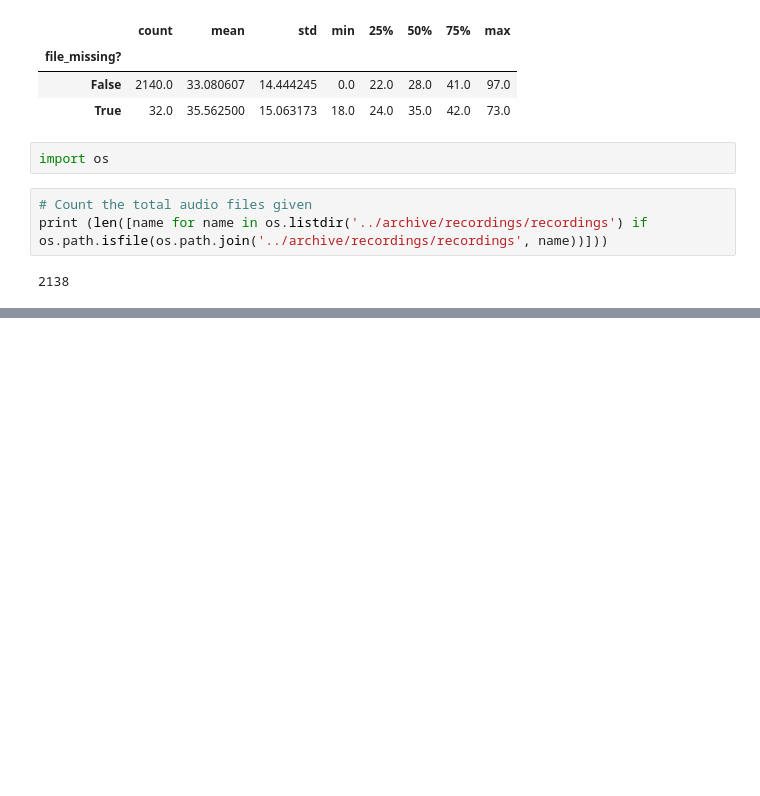
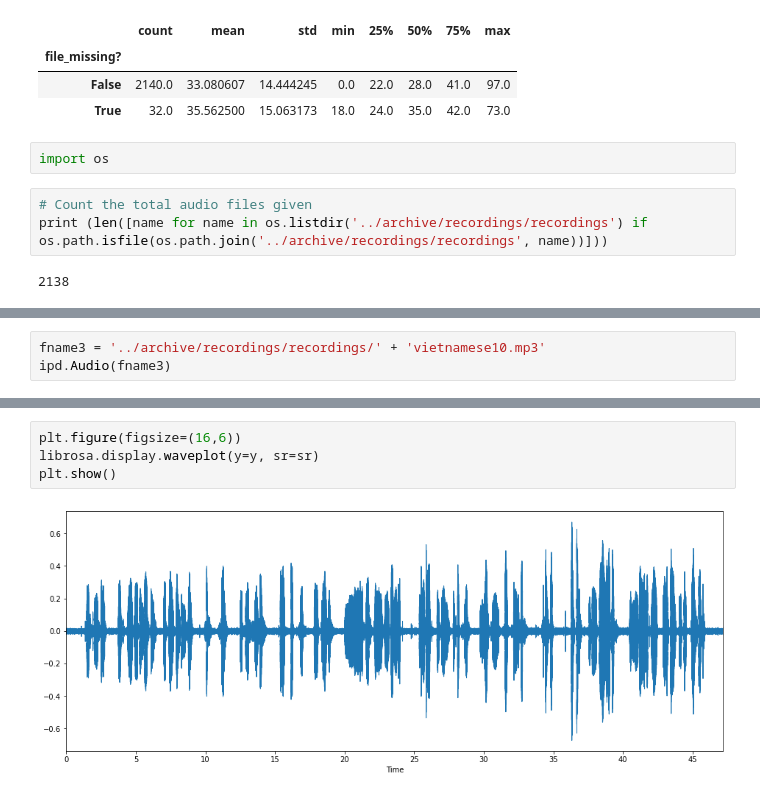
Before and after one commit to parkjiye/EnglishSpeechAccentAnalyzer, a Jupyter notebook: EnglishSpeechAccentAnalyzer.ipynb, the cells around one changed output, grey strips where cells are left out. Cells and saved outputs as stored; diff of their text form; blank space fills up the shorter version.

```diff
--- a/EnglishSpeechAccentAnalyzer.ipynb
+++ b/EnglishSpeechAccentAnalyzer.ipynb
@@ -82,0 +113,3 @@ print (len([name for name in os.listdir('../archive/recordings/recordings') if o
+# %%
+fname3 = '../archive/recordings/recordings/' + 'vietnamese10.mp3'
+ipd.Audio(fname3)
@@ -82,0 +191,6 @@ print (len([name for name in os.listdir('../archive/recordings/recordings') if o
+# %%
+plt.figure(figsize=(16,6))
+librosa.display.waveplot(y=y, sr=sr)
+plt.show()
+# %% [output]
+[figure, added]
```
Also changed, not shown: parts of 19 cells of this notebook.
